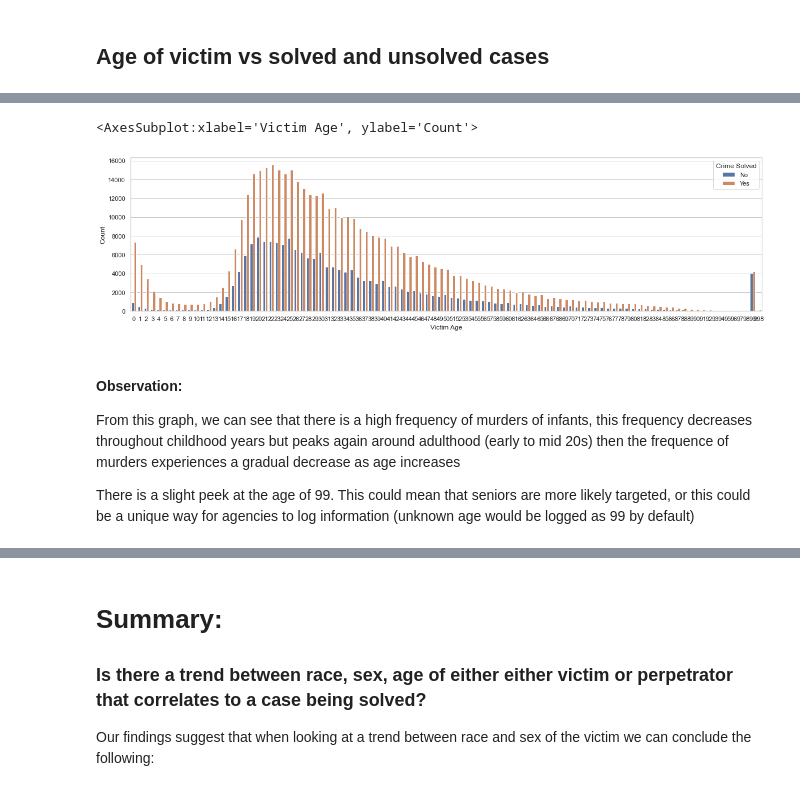
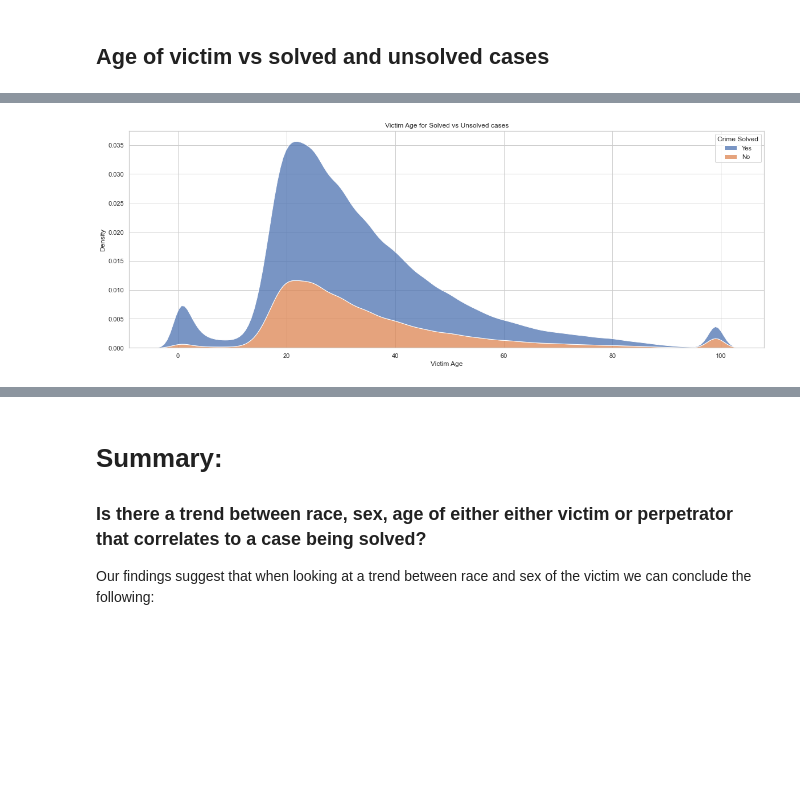
Before and after one commit to ubco-W2020WT1-data301/course-project-group_6005, a Jupyter notebook: analysis/submitted/Milestone 2.ipynb, the cells around one changed output, grey strips where cells are left out. Cells and saved outputs as stored; diff of their text form; code cells hidden in the pictures; blank space fills up the shorter version.

Commit message:
Fixed visualizations for victim age and added summary

```diff
--- a/analysis/submitted/Milestone 2.ipynb
+++ b/analysis/submitted/Milestone 2.ipynb
@@ -226,0 +210,9 @@ df2
+# %%
+#cleaning outlier, victim age cannot be 998
+tooold = df[ df["Victim Age"] == 998 ].index
+df.drop(tooold , inplace=True)
+
+#load data
+df2=victim_age_analysis(df)
+
+df2
@@ -227,12 +249,7 @@ df2
 # %%
-dimension = (20, 5)
+dimension = (20, 7)
 fig, ax = plt.subplots(figsize=dimension)
-sns.barplot(data=df2,y='Count',x='Victim Age', hue = 'Crime Solved', ax=ax)
+sns.kdeplot(data=df, x="Victim Age", hue="Crime Solved", multiple="stack").set_title('Victim Age for Solved vs Unsolved cases')
+plt.show()
 # %% [output]
-<AxesSubplot:xlabel='Victim Age', ylabel='Count'>
-[figure, old version]
+[figure, new version]
-# %% [markdown]
-#### Observation:
-From this graph, we can see that there is a high frequency of murders of infants, this frequency decreases throughout childhood years but peaks again around adulthood (early to mid 20s) then the frequence of murders experiences a gradual decrease as age increases
-
-There is a slight peek at the age of 99. This could mean that seniors are more likely targeted, or this could be a unique way for agencies to log information (unknown age would be logged as 99 by default)
```
Also changed, not shown: parts of 17 cells of this notebook, 1 other file.
